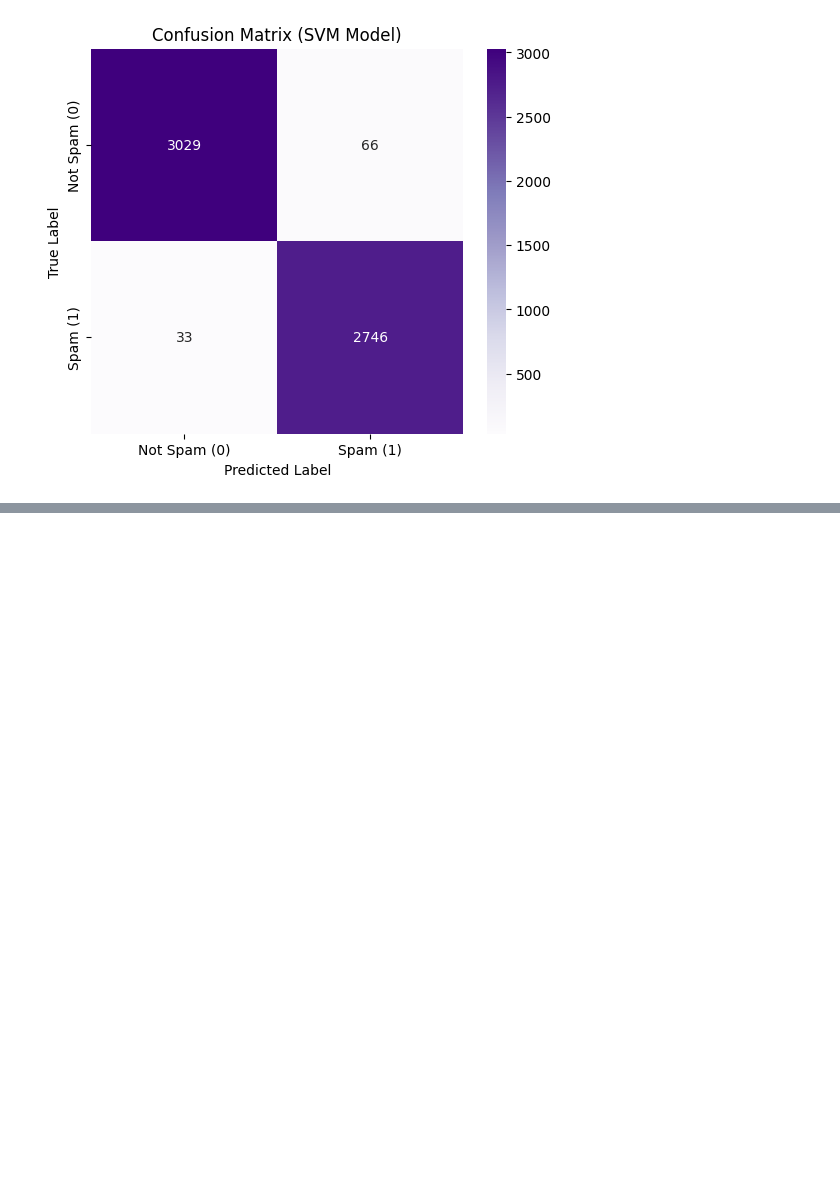
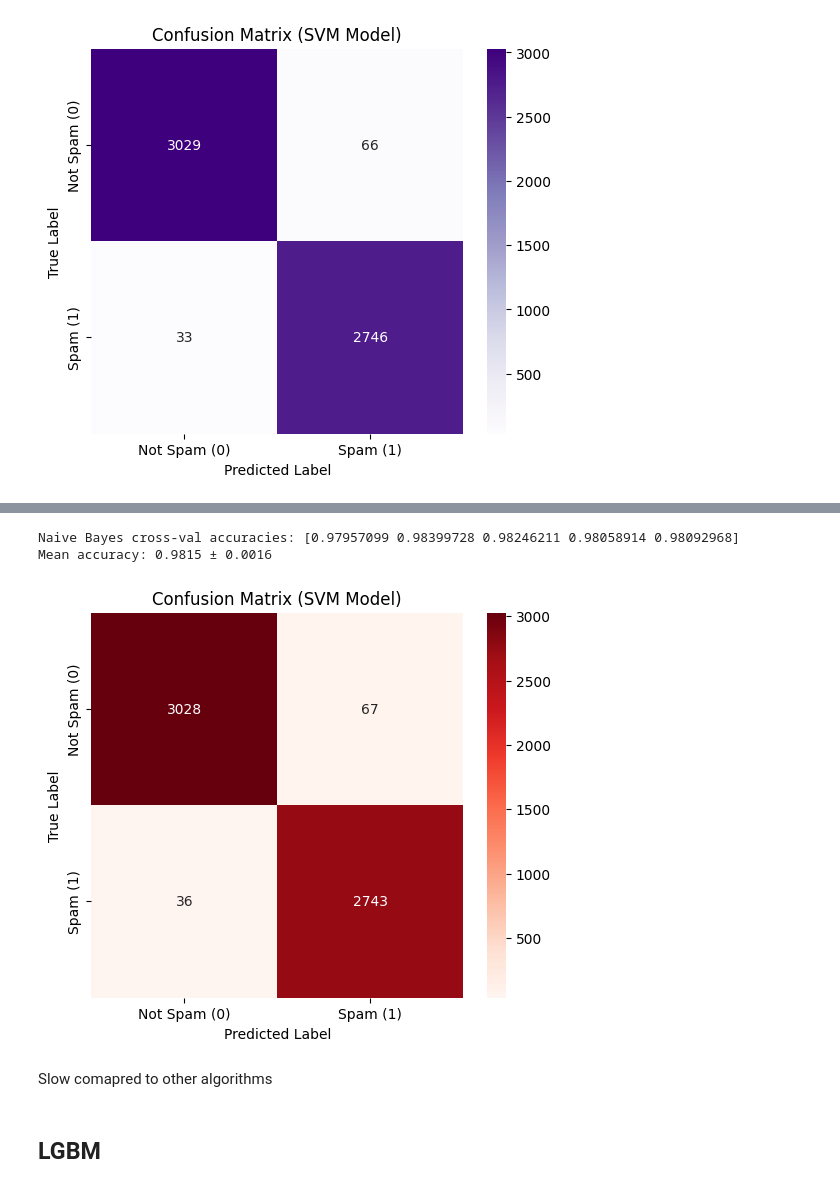
Before and after one commit to Hieuuum/phish-stx, a Jupyter notebook: notebooks/enron_1.ipynb, the cells around one changed output, grey strips where cells are left out. Saved outputs shown, nothing was run; the diff lists cells and outputs as text; code cells hidden in the pictures; blank space fills up the shorter version.

```diff
--- a/notebooks/enron_1.ipynb
+++ b/notebooks/enron_1.ipynb
@@ -492,0 +495,15 @@ plt.show()
+# %%
+from sklearn.ensemble import RandomForestClassifier
+
+rf_model = RandomForestClassifier(n_estimators=100, random_state=42)
+rf_model.fit(X_train, y_train)
+
+# Fit model
+rf_model.fit(X_train, y_train)
+
+# Predict
+y_pred_rf = rf_model.predict(X_test)
+
+# Evaluate
+print("Accuracy:", accuracy_score(y_test, y_pred_rf))
+print("\nClassification Report:\n", classification_report(y_test, y_pred_rf))
@@ -492,0 +522,27 @@ plt.show()
+# %%
+# Cross validation check
+cv = StratifiedKFold(n_splits=5, shuffle=True, random_state=42)
+scores = cross_val_score(rf_model, X_combined, y, cv=cv, scoring='accuracy')
+
+print("Naive Bayes cross-val accuracies:", scores)
+print("Mean accuracy: {:.4f} ± {:.4f}".format(scores.mean(), scores.std()))
+# %% [output]
+Naive Bayes cross-val accuracies: [0.97957099 0.98399728 0.98246211 0.98058914 0.98092968]
+Mean accuracy: 0.9815 ± 0.0016
+# %%
+cm_rf = confusion_matrix(y_test, y_pred_rf)
+
+plt.figure(figsize=(6, 5))
+sns.heatmap(cm_rf, annot=True, fmt='d', cmap='Reds',
+            xticklabels=['Not Spam (0)', 'Spam (1)'],
+            yticklabels=['Not Spam (0)', 'Spam (1)'])
+plt.title('Confusion Matrix (SVM Model)')
+plt.xlabel('Predicted Label')
+plt.ylabel('True Label')
+plt.show()
+# %% [output]
+[figure, added]
+# %% [markdown]
+Slow comapred to other algorithms
+# %% [markdown]
+## LGBM
```
Also changed, not shown: parts of 11 cells of this notebook, 6 other files.
